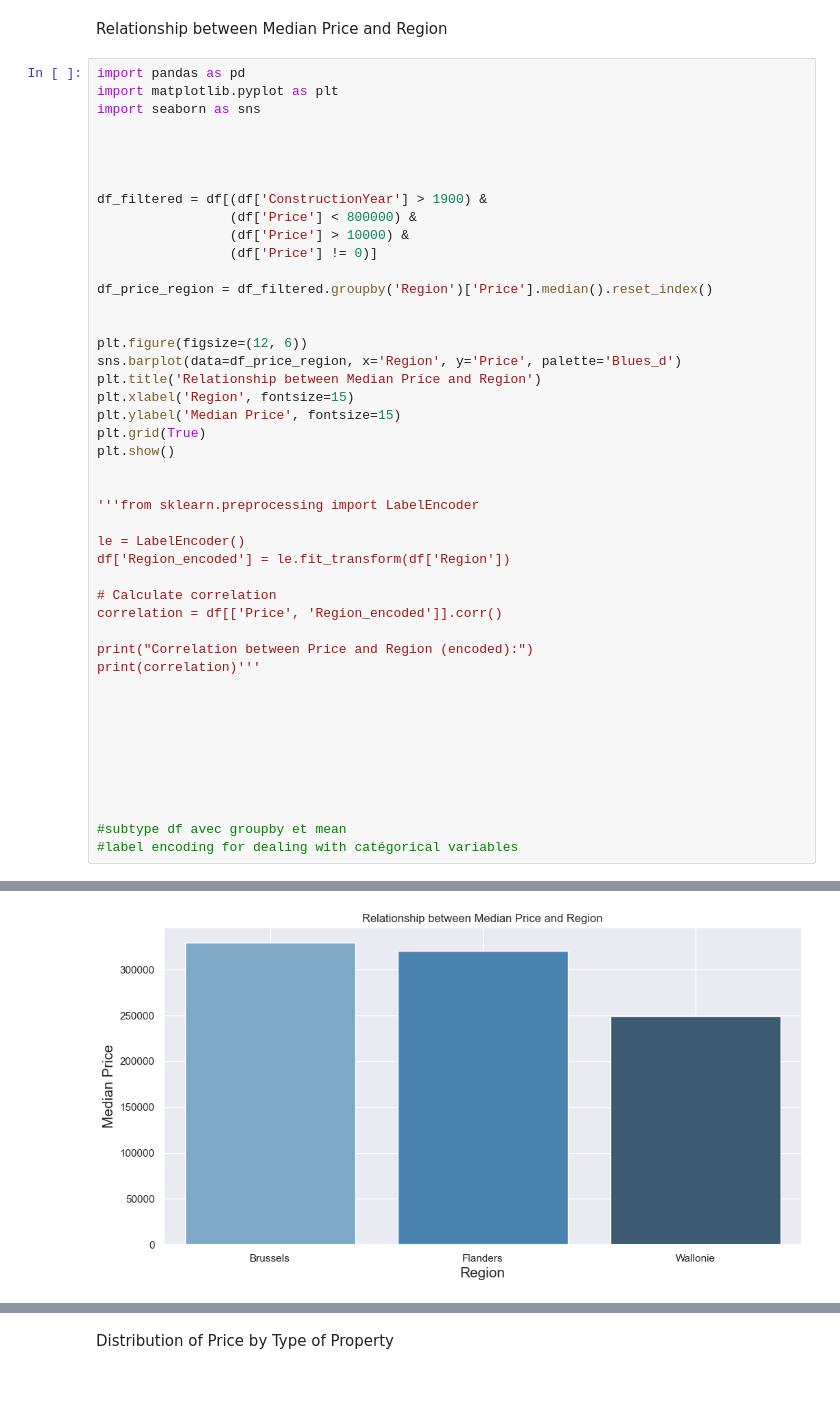
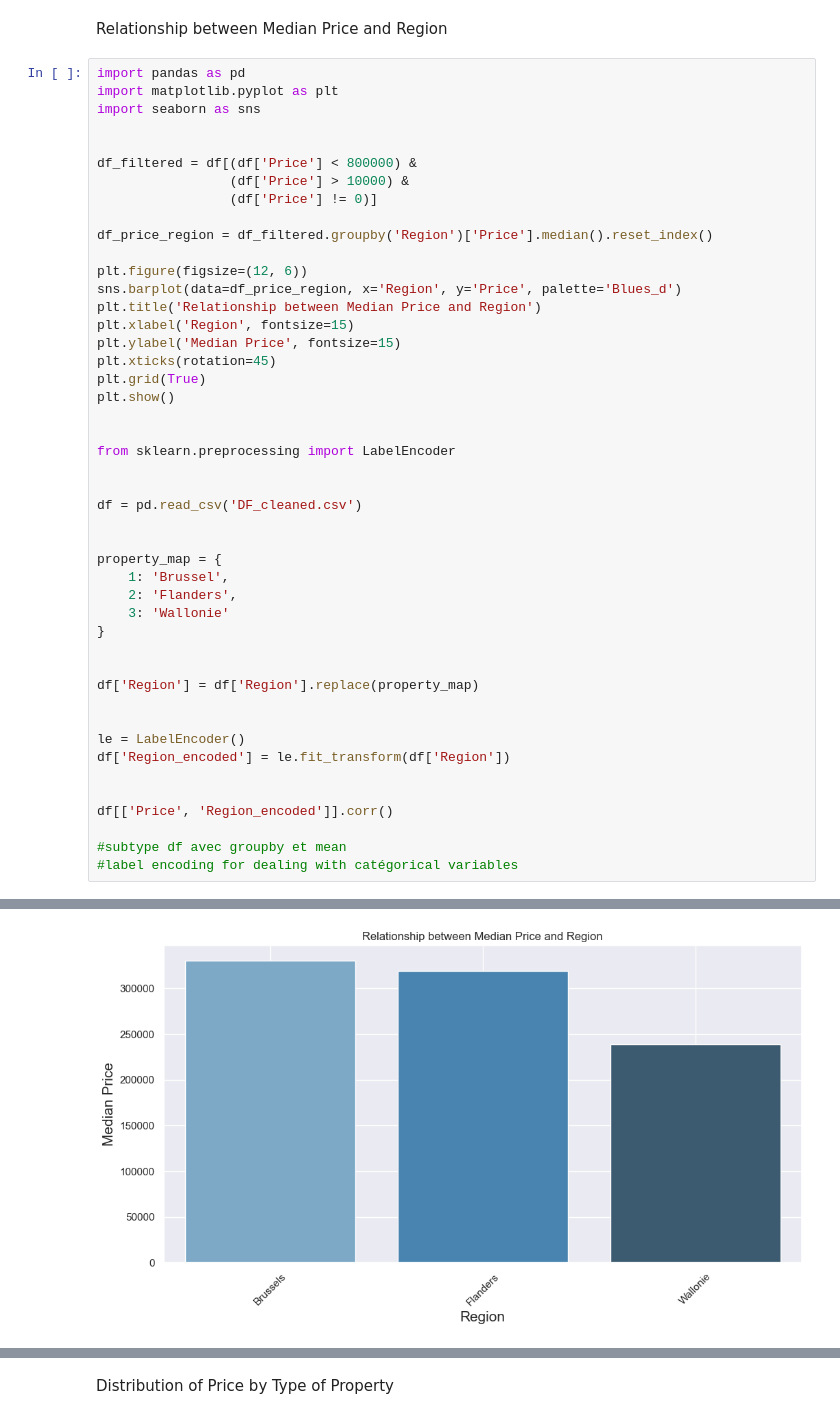
Before and after one commit to AdrienPiette/Data-visualisation, a Jupyter notebook: analyze/Analyzing.ipynb, the cells around one changed output, grey strips where cells are left out. Drawn from its saved outputs; the diff is of its cells as text; blank space fills up the shorter version.

```diff
--- a/analyze/Analyzing.ipynb
+++ b/analyze/Analyzing.ipynb
@@ -281,48 +281,49 @@ import pandas as pd
 import matplotlib.pyplot as plt
 import seaborn as sns
 
 
-
-
-df_filtered = df[(df['ConstructionYear'] > 1900) &
-                 (df['Price'] < 800000) &
+df_filtered = df[(df['Price'] < 800000) &
                  (df['Price'] > 10000) &
                  (df['Price'] != 0)]
 
 df_price_region = df_filtered.groupby('Region')['Price'].median().reset_index()
-
 
 plt.figure(figsize=(12, 6))
 sns.barplot(data=df_price_region, x='Region', y='Price', palette='Blues_d')
 plt.title('Relationship between Median Price and Region')
 plt.xlabel('Region', fontsize=15)
 plt.ylabel('Median Price', fontsize=15)
+plt.xticks(rotation=45)
 plt.grid(True)
 plt.show()
 
 
-'''from sklearn.preprocessing import LabelEncoder
+from sklearn.preprocessing import LabelEncoder
+
+
+df = pd.read_csv('DF_cleaned.csv')
+
+
+property_map = {
+    1: 'Brussel',
+    2: 'Flanders',
+    3: 'Wallonie'
+}
+
+
+df['Region'] = df['Region'].replace(property_map)
+
 
 le = LabelEncoder()
 df['Region_encoded'] = le.fit_transform(df['Region'])
 
-# Calculate correlation
-correlation = df[['Price', 'Region_encoded']].corr()
 
-print("Correlation between Price and Region (encoded):")
-print(correlation)'''
-
-
-
-
-
-
-
+df[['Price', 'Region_encoded']].corr()
 
 #subtype df avec groupby et mean
 #label encoding for dealing with catégorical variables
 # %% [output]
 Passing `palette` without assigning `hue` is deprecated and will be removed in v0.14.0. Assign the `x` variable to `hue` and set `legend=False` for the same effect.
 
   sns.barplot(data=df_price_region, x='Region', y='Price', palette='Blues_d')
-[figure, old version]
+[figure, new version]
```
Also changed, not shown: parts of 5 cells of this notebook.
